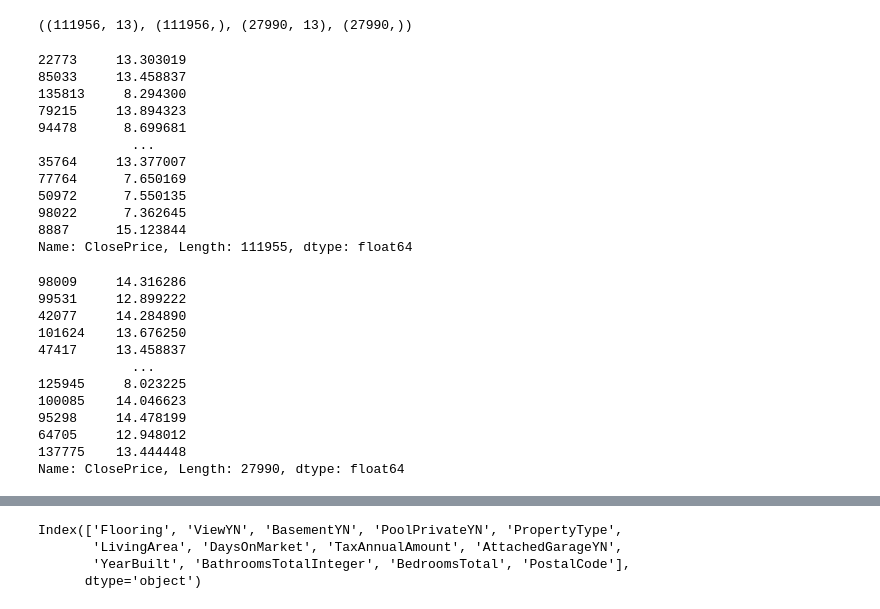
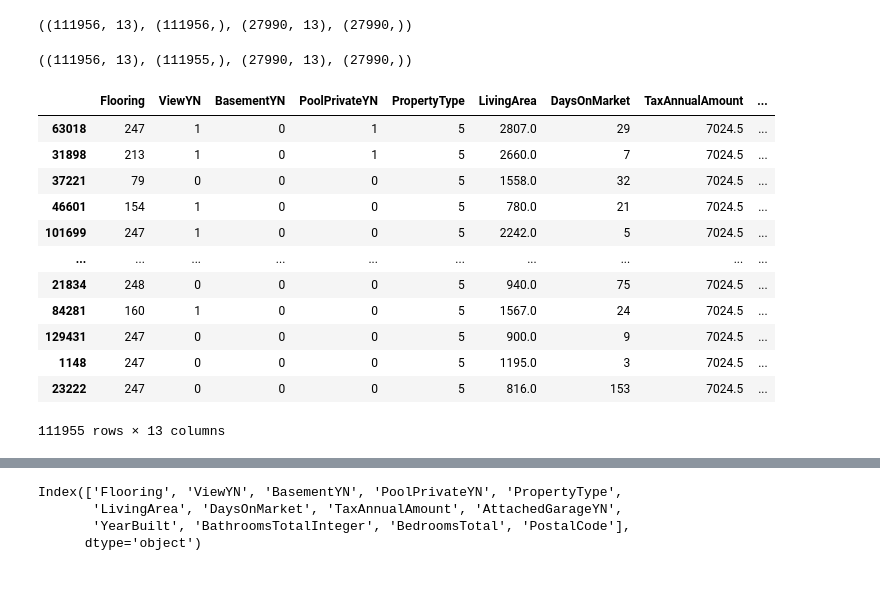
Before and after one commit to bbousquette1/IDX-Exchange-DS16-Winter2025, a Jupyter notebook: annabelle_LinReg_Test.ipynb, the cells around one changed output, grey strips where cells are left out. Drawn from its saved outputs; the diff is of its cells as text; code cells hidden in the pictures; blank space fills up the shorter version.

```diff
--- a/annabelle_LinReg_Test.ipynb
+++ b/annabelle_LinReg_Test.ipynb
@@ -131,35 +131,30 @@ X_train.shape, Y_train.shape, X_test.shape, Y_test.shape
 ((111956, 13), (111956,), (27990, 13), (27990,))
 # %%
 # my model kept giving me an error that my y input had nan values...
-Y_train.dropna()
+Y_train = Y_train.dropna()
-# %% [output]
-22773     13.303019
-85033     13.458837
-135813     8.294300
-79215     13.894323
-94478      8.699681
-            ...
-35764     13.377007
-77764      7.650169
-50972      7.550135
-98022      7.362645
-8887      15.123844
-Name: ClosePrice, Length: 111955, dtype: float64
 # %%
-Y_test.dropna()
+Y_test = Y_test.dropna()
-# %% [output]
-98009     14.316286
-99531     12.899222
-42077     14.284890
-101624    13.676250
-47417     13.458837
-            ...
-125945     8.023225
-100085    14.046623
-95298     14.478199
-64705     12.948012
-137775    13.444448
-Name: ClosePrice, Length: 27990, dtype: float64
+# %%
+X_train.shape, Y_train.shape, X_test.shape, Y_test.shape
+# %% [output]
+((111956, 13), (111955,), (27990, 13), (27990,))
+# %%
+X_train = X_train.drop(index = 1192)
+X_train
+# %% [output]
+|  | Flooring | ViewYN | BasementYN | PoolPrivateYN | PropertyType | LivingArea | DaysOnMarket | TaxAnnualAmount | ... |
+| 63018 | 247 | 1 | 0 | 1 | 5 | 2807.0 | 29 | 7024.5 | ... |
+| 31898 | 213 | 1 | 0 | 1 | 5 | 2660.0 | 7 | 7024.5 | ... |
+| 37221 | 79 | 0 | 0 | 0 | 5 | 1558.0 | 32 | 7024.5 | ... |
+| 46601 | 154 | 1 | 0 | 0 | 5 | 780.0 | 21 | 7024.5 | ... |
+| 101699 | 247 | 1 | 0 | 0 | 5 | 2242.0 | 5 | 7024.5 | ... |
+| ... | ... | ... | ... | ... | ... | ... | ... | ... | ... |
+| 21834 | 248 | 0 | 0 | 0 | 5 | 940.0 | 75 | 7024.5 | ... |
+| 84281 | 160 | 1 | 0 | 0 | 5 | 1567.0 | 24 | 7024.5 | ... |
+| 129431 | 247 | 0 | 0 | 0 | 5 | 900.0 | 9 | 7024.5 | ... |
+| 1148 | 247 | 0 | 0 | 0 | 5 | 1195.0 | 3 | 7024.5 | ... |
+| 23222 | 247 | 0 | 0 | 0 | 5 | 816.0 | 153 | 7024.5 | ... |
+111955 rows × 13 columns
 # %%
 from sklearn import linear_model
 from sklearn.metrics import mean_squared_error, r2_score
```
Also changed, not shown: parts of 13 cells of this notebook.
